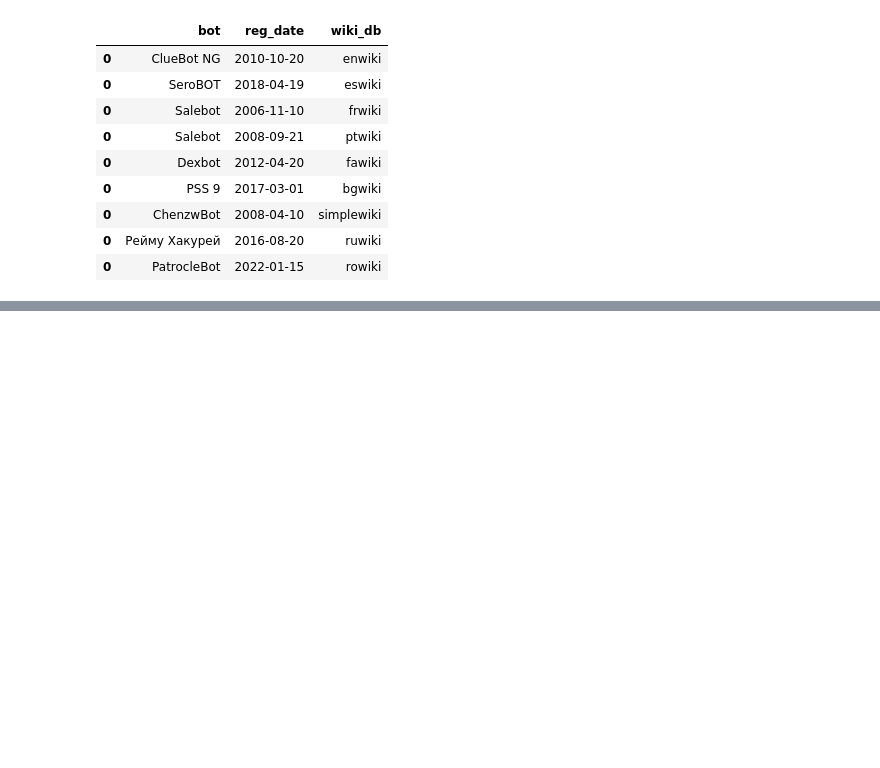
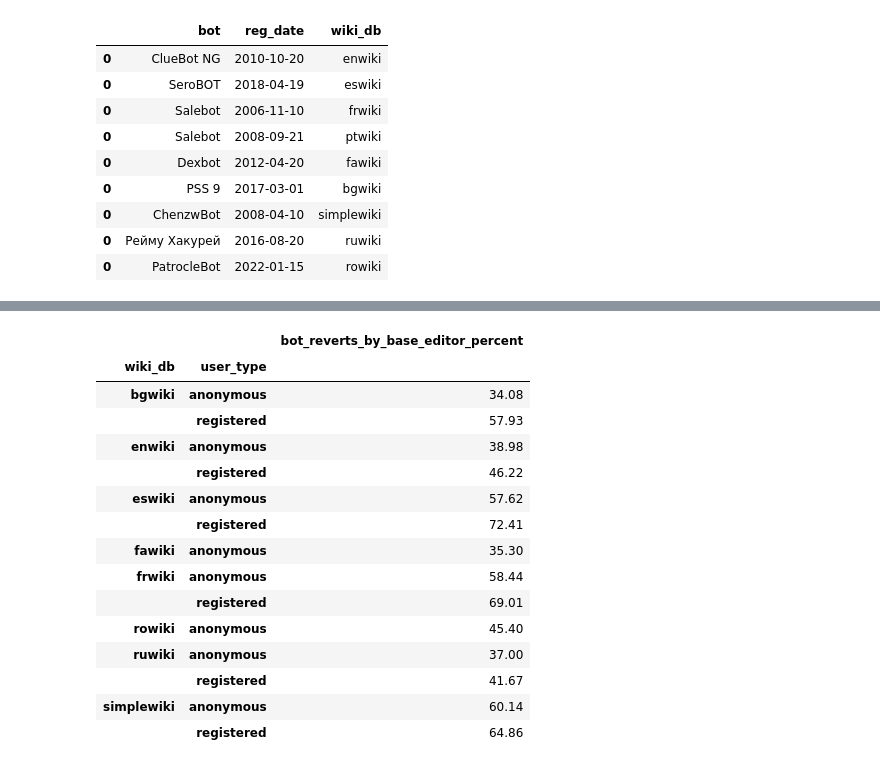
Before and after one commit to wikimedia-research/mod-tools-FY24, a Jupyter notebook: [T341857] anti_vandal_bots_reverts/bot_reverts_analysis.ipynb, the cells around one changed output, grey strips where cells are left out. Drawn from its saved outputs; the diff is of its cells as text; code cells hidden in the pictures; blank space fills up the shorter version.

```diff
--- a/[T341857] anti_vandal_bots_reverts/bot_reverts_analysis.ipynb
+++ b/[T341857] anti_vandal_bots_reverts/bot_reverts_analysis.ipynb
@@ -426,2 +449,0 @@ reverted_bot_reverts.head()
-# %%
-reverted_bot_reverts.rename({'br_user_text': 'bot'}, axis=1, inplace=True)
@@ -502,0 +473,23 @@ reverted_bot_reverts
+# %%
+# percentage of bot reverts reverted back the same editor who initial edit was reverted, group by wiki and user_type
+
+round(reverted_bot_reverts_agg.query("""n_days >= 30""")[['bot_reverts_by_base_editor_percent']]
+      .groupby(['wiki_db', 'user_type'])
+      .mean(), 2)
+# %% [output]
+|  |  | bot_reverts_by_base_editor_percent |
+| wiki_db | user_type |  |
+| bgwiki | anonymous | 34.08 |
+|  | registered | 57.93 |
+| enwiki | anonymous | 38.98 |
+|  | registered | 46.22 |
+| eswiki | anonymous | 57.62 |
+|  | registered | 72.41 |
+| fawiki | anonymous | 35.30 |
+| frwiki | anonymous | 58.44 |
+|  | registered | 69.01 |
+| rowiki | anonymous | 45.40 |
+| ruwiki | anonymous | 37.00 |
+|  | registered | 41.67 |
+| simplewiki | anonymous | 60.14 |
+|  | registered | 64.86 |
```
Also changed, not shown: parts of 27 cells of this notebook, 4 other files.
